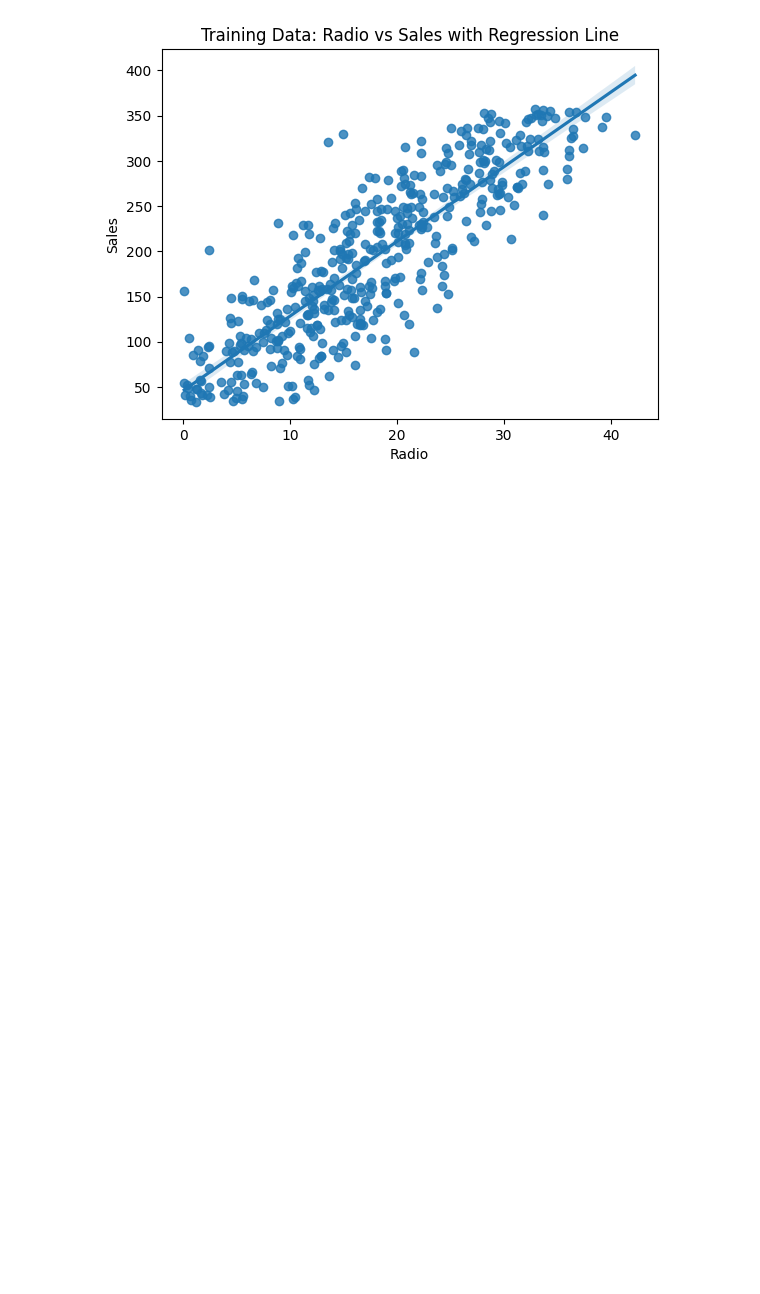
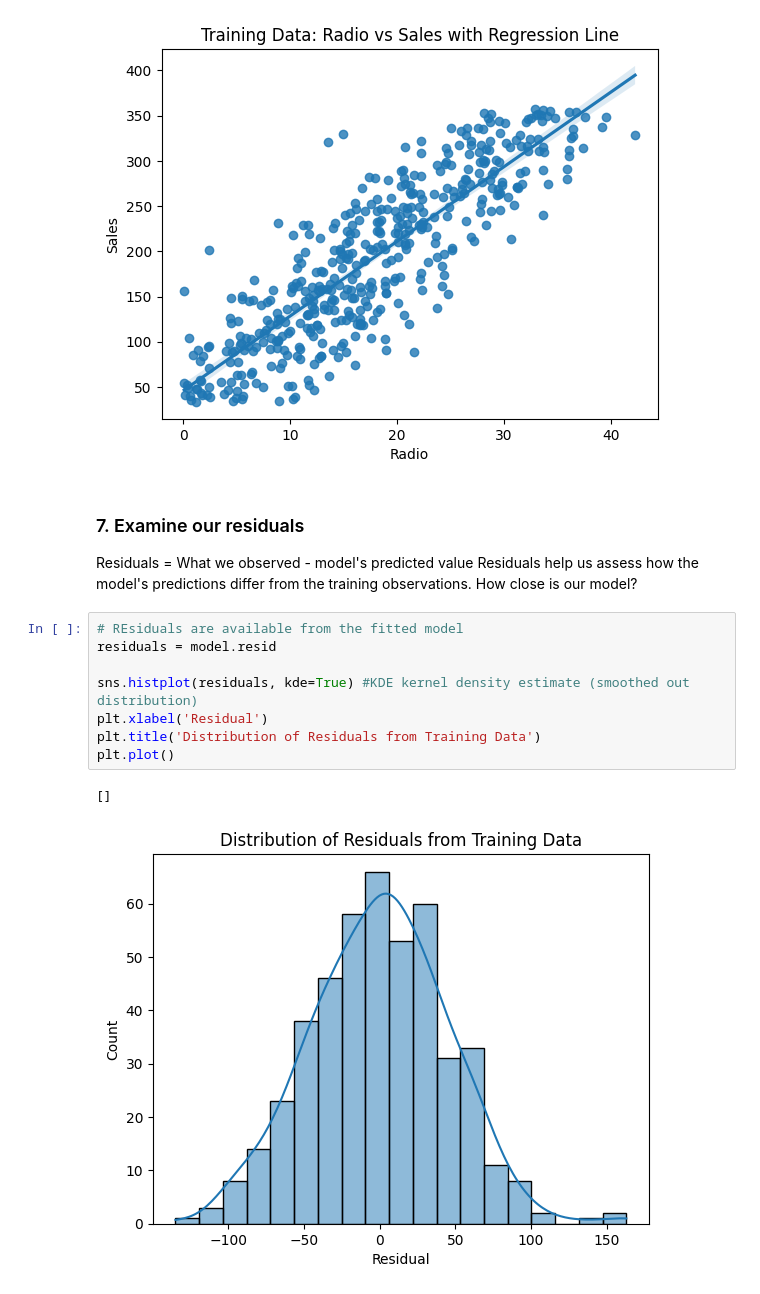
Before and after one commit to courjimen/MachineLearningPractice, a Jupyter notebook: linear_regression.ipynb, the cells around one changed output. Cells and saved outputs as stored; diff of their text form; blank space fills up the shorter version.

Commit message:
added residuals

```diff
--- a/linear_regression.ipynb
+++ b/linear_regression.ipynb
@@ -161,3 +161,18 @@ plt.title('Training Data: Radio vs Sales with Regression Line')
 plt.show()
 # %% [output]
 [figure]
+# %% [markdown]
+### 7. Examine our residuals
+Residuals = What we observed - model's predicted value
+Residuals help us assess how the model's predictions differ from the training observations. How close is our model?
+# %%
+# REsiduals are available from the fitted model
+residuals = model.resid
+
+sns.histplot(residuals, kde=True) #KDE kernel density estimate (smoothed out distribution)
+plt.xlabel('Residual')
+plt.title('Distribution of Residuals from Training Data')
+plt.plot()
+# %% [output]
+[]
+[figure, added]
```
